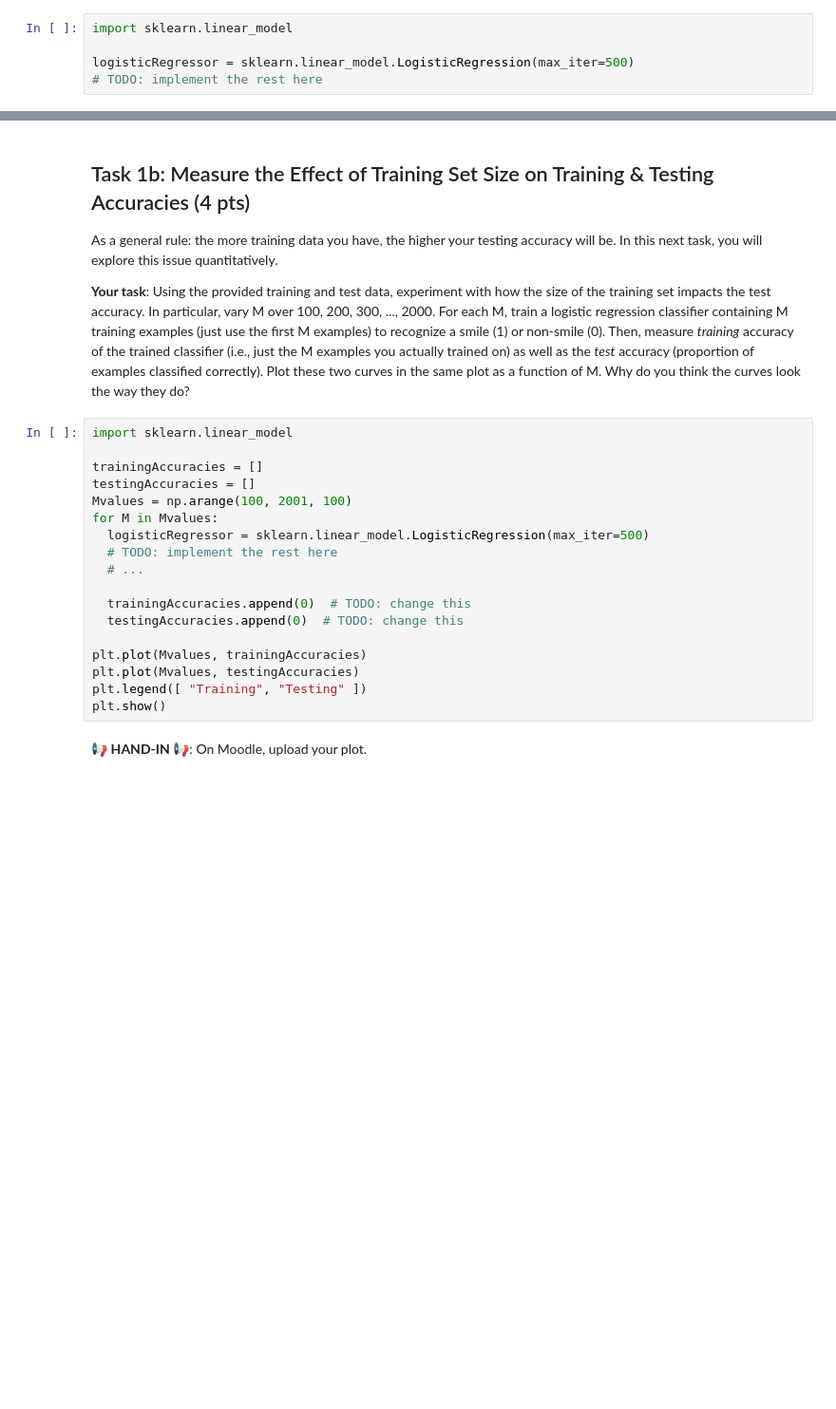
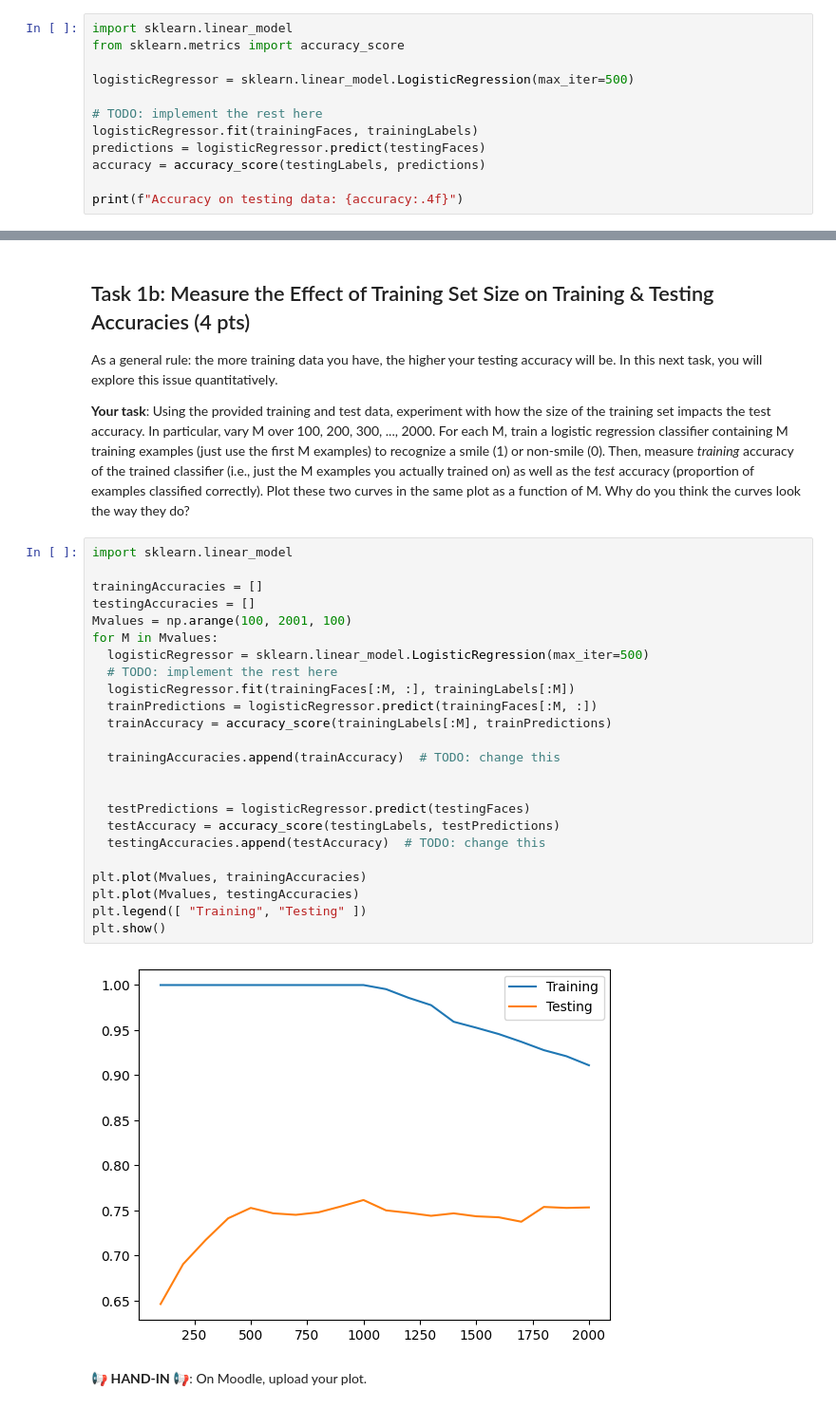
Before and after one commit to noelfischer/mldm_praktika, a Jupyter notebook: L04_Logistic_Regression_LAB_ASSIGNMENT.ipynb, the cells around one changed output, grey strips where cells are left out. Shown at 95% size. Drawn from its saved outputs; the diff is of its cells as text; blank space fills up the shorter version.

```diff
--- a/L04_Logistic_Regression_LAB_ASSIGNMENT.ipynb
+++ b/L04_Logistic_Regression_LAB_ASSIGNMENT.ipynb
@@ -54,6 +95,13 @@ for idx in ambiguousIdxs:
 **Your task**: Train a logistic regression classifier (use the LogisticRegression class in sklearn) on the entire training dataset, and measure its accuracy (proportion of correctly classified images) on  the testing data.
 # %%
 import sklearn.linear_model
+from sklearn.metrics import accuracy_score
 
 logisticRegressor = sklearn.linear_model.LogisticRegression(max_iter=500)
+
 # TODO: implement the rest here
+logisticRegressor.fit(trainingFaces, trainingLabels)
+predictions = logisticRegressor.predict(testingFaces)
+accuracy = accuracy_score(testingLabels, predictions)
+
+print(f"Accuracy on testing data: {accuracy:.4f}")
@@ -68,21 +118,29 @@ As a general rule: the more training data you have, the higher your testing accu
 # %%
 import sklearn.linear_model
 
 trainingAccuracies = []
 testingAccuracies = []
 Mvalues = np.arange(100, 2001, 100)
 for M in Mvalues:
   logisticRegressor = sklearn.linear_model.LogisticRegression(max_iter=500)
   # TODO: implement the rest here
-  # ...
+  logisticRegressor.fit(trainingFaces[:M, :], trainingLabels[:M])
+  trainPredictions = logisticRegressor.predict(trainingFaces[:M, :])
+  trainAccuracy = accuracy_score(trainingLabels[:M], trainPredictions)
 
-  trainingAccuracies.append(0)  # TODO: change this
-  testingAccuracies.append(0)  # TODO: change this
+  trainingAccuracies.append(trainAccuracy)  # TODO: change this
+
+
+  testPredictions = logisticRegressor.predict(testingFaces)
+  testAccuracy = accuracy_score(testingLabels, testPredictions)
+  testingAccuracies.append(testAccuracy)  # TODO: change this
 
 plt.plot(Mvalues, trainingAccuracies)
 plt.plot(Mvalues, testingAccuracies)
 plt.legend([ "Training", "Testing" ])
 plt.show()
+# %% [output]
+[figure, added]
 # %% [markdown]
 📢 **HAND-IN** 📢:
 On Moodle, upload your plot.
```
Also changed, not shown: parts of 13 cells of this notebook.
